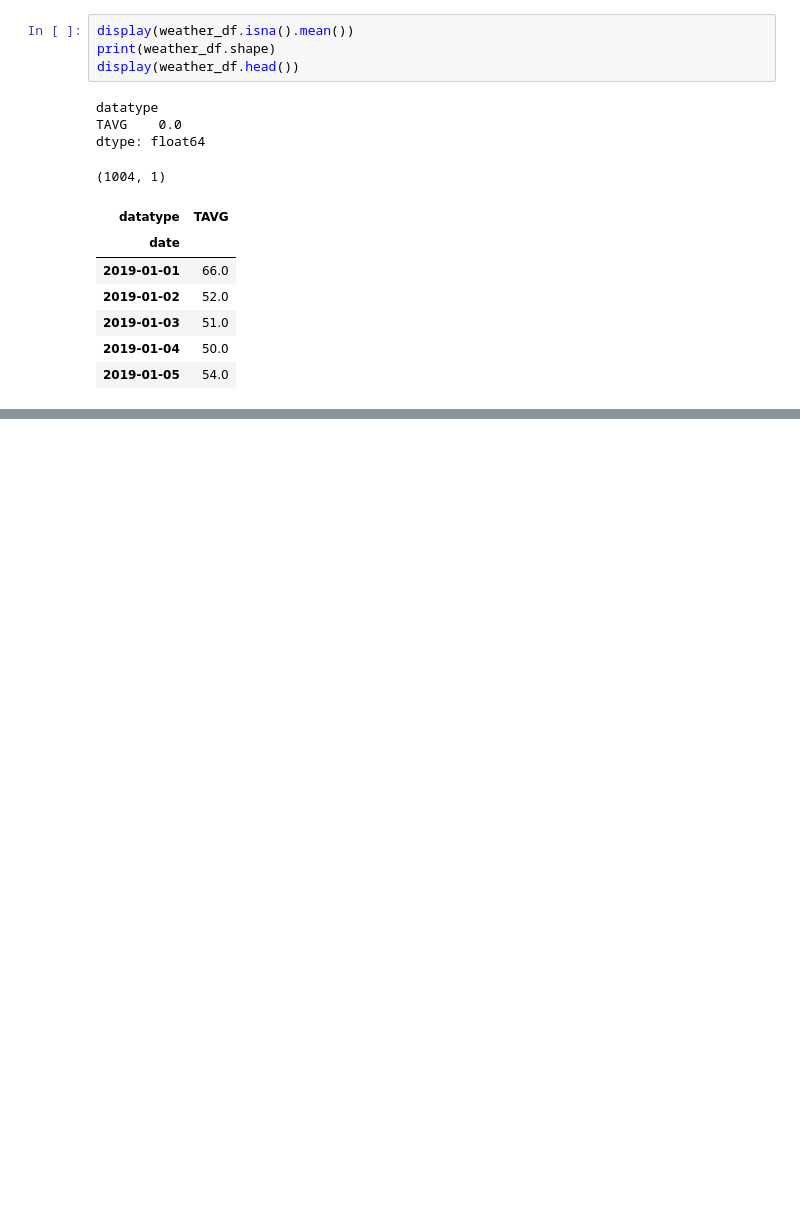
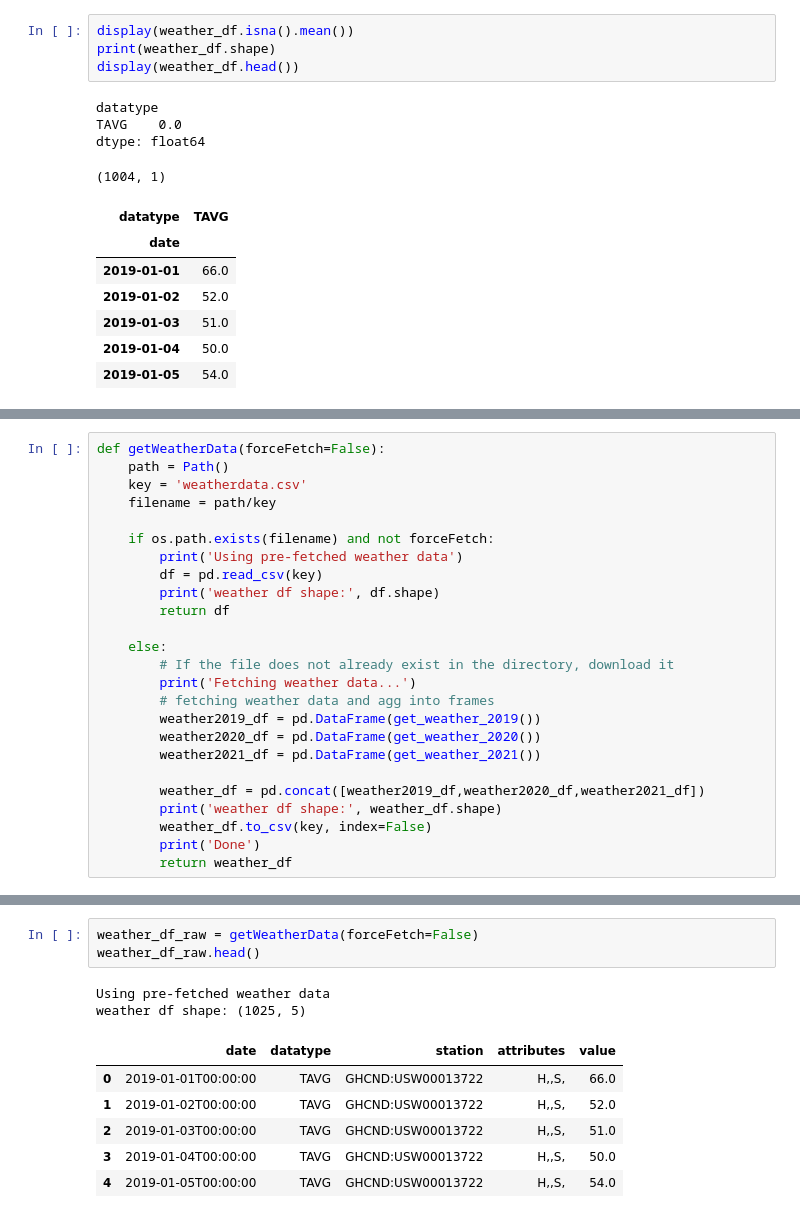
Before and after one commit to shyamal-anadkat/wake-county-food-inspections-analysis, a Jupyter notebook: WeatherData.ipynb, the cells around one changed output, grey strips where cells are left out. Saved outputs shown, nothing was run; the diff lists cells and outputs as text; blank space fills up the shorter version.

```diff
--- a/Sourcing Weather.ipynb
+++ b/WeatherData.ipynb
@@ -223,0 +184,25 @@ violations_id
+# %%
+def getWeatherData(forceFetch=False):
+    path = Path()
+    key = 'weatherdata.csv'
+    filename = path/key
+
+    if os.path.exists(filename) and not forceFetch:
+        print('Using pre-fetched weather data')
+        df = pd.read_csv(key)
+        print('weather df shape:', df.shape)
+        return df
+
+    else:
+        # If the file does not already exist in the directory, download it
+        print('Fetching weather data...')
+        # fetching weather data and agg into frames
+        weather2019_df = pd.DataFrame(get_weather_2019())
+        weather2020_df = pd.DataFrame(get_weather_2020())
+        weather2021_df = pd.DataFrame(get_weather_2021())
+
+        weather_df = pd.concat([weather2019_df,weather2020_df,weather2021_df])
+        print('weather df shape:', weather_df.shape)
+        weather_df.to_csv(key, index=False)
+        print('Done')
+        return weather_df
@@ -223,0 +224,12 @@ violations_id
+# %%
+weather_df_raw = getWeatherData(forceFetch=False)
+weather_df_raw.head()
+# %% [output]
+Using pre-fetched weather data
+weather df shape: (1025, 5)
+|  | date | datatype | station | attributes | value |
+| 0 | 2019-01-01T00:00:00 | TAVG | GHCND:USW00013722 | H,,S, | 66.0 |
+| 1 | 2019-01-02T00:00:00 | TAVG | GHCND:USW00013722 | H,,S, | 52.0 |
+| 2 | 2019-01-03T00:00:00 | TAVG | GHCND:USW00013722 | H,,S, | 51.0 |
+| 3 | 2019-01-04T00:00:00 | TAVG | GHCND:USW00013722 | H,,S, | 50.0 |
+| 4 | 2019-01-05T00:00:00 | TAVG | GHCND:USW00013722 | H,,S, | 54.0 |
```
Also changed, not shown: parts of 10 cells of this notebook, 3 other files.
